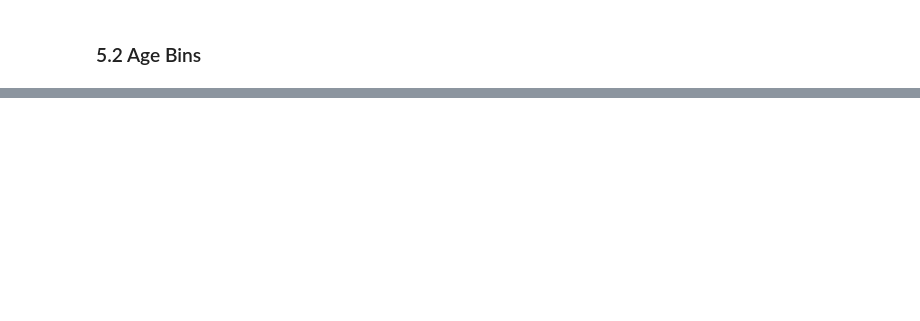
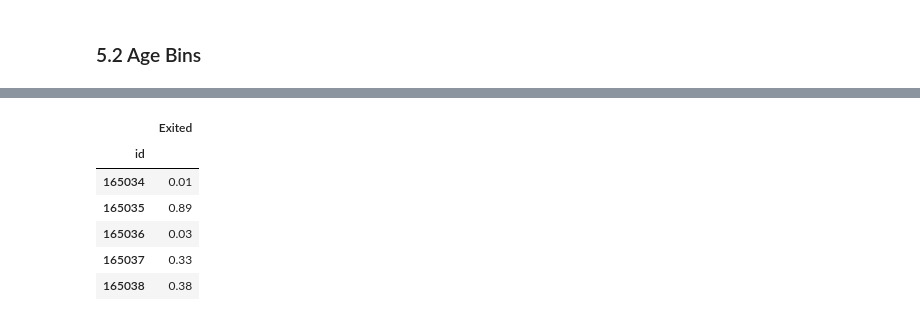
Before and after one commit to KrystianPi/Kaggle-S4E1, a Jupyter notebook: eda.ipynb, the cells around one changed output, grey strips where cells are left out. Drawn from its saved outputs; the diff is of its cells as text; code cells hidden in the pictures; blank space fills up the shorter version.

```diff
--- a/eda.ipynb
+++ b/eda.ipynb
@@ -249,0 +453,17 @@ train_df.head()
+# %%
+catboost_pipeline.fit(train_df[cat_cols + num_cols], train_df['Exited'])
+test_probabilities = catboost_pipeline.predict_proba(test_df[cat_cols + num_cols])[:,1]
+# %%
+sub = pd.DataFrame()
+sub['id'] = test_df['id']
+sub['Exited'] = test_probabilities
+sub = sub.set_index('id')
+sub.head()
+# %% [output]
+|  | Exited |
+| id |  |
+| 165034 | 0.01 |
+| 165035 | 0.89 |
+| 165036 | 0.03 |
+| 165037 | 0.33 |
+| 165038 | 0.38 |
```
Also changed, not shown: parts of 29 cells of this notebook.
